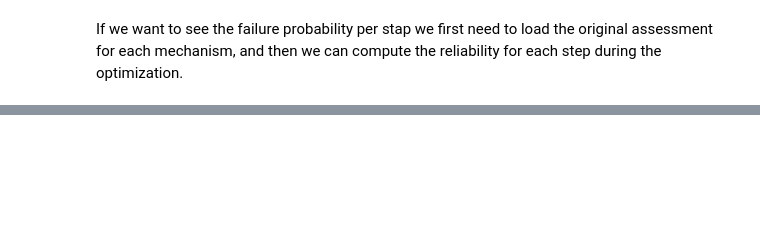
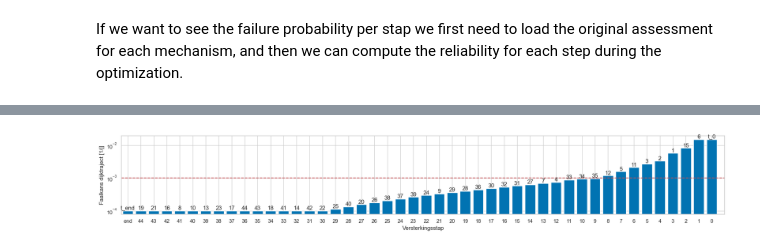
Before and after one commit to Deltares/VRSuiteUtils, a Jupyter notebook: postprocessing/notebook_sort_by_failure_prob.ipynb, the cells around one changed output, grey strips where cells are left out. Saved outputs shown, nothing was run; the diff lists cells and outputs as text; code cells hidden in the pictures; blank space fills up the shorter version.

```diff
--- a/postprocessing/notebook_sort_by_failure_prob.ipynb
+++ b/postprocessing/notebook_sort_by_failure_prob.ipynb
@@ -212,0 +337,30 @@ plt.show()
+# %%
+# create a bar plot of the Pf values (on the y axis) and the section ids (on the x axis)
+# y-axis in log scale
+fig, ax = plt.subplots()
+# make width dependent on number of sections, so that labels fit
+fig.set_size_inches(0.5*len(section_in_step_backwards), 3)
+# add title
+# ax.set_title('')
+ax.bar(np.arange(0, len(section_in_step_backwards)), beta_per_step, color=colors[0])
+ax.set_yscale('log')
+# add section_data above each bar
+for i in range(1,len(beta_per_step)):
+    ax.text(i, beta_per_step[i], f"{section_in_step_backwards[i]}", ha='center', va='bottom')
+# add t_end to the first bar, at pf_eis
+ax.text(0, pf_eis/10, f"t_end", ha='center', va='bottom')
+ax.set_xlabel('Versterkingsstap')
+# xticks should go from 'end' and then final step backwards towards  s and go from zero to the number of sections
+# location of the x-ticks
+ax.set_xticklabels(['end'] + list(range(n_sections, -1, -1)))
+ax.set_xticks(range(0, n_sections+2))
+# plot the horizontal line at Pf_eis
+ax.axhline(y=pf_eis, color='r', linestyle='--')
+# ax.set_ylim(1e-6, 1e-2)
+ax.set_xlim(-0.5, len(section_in_step_backwards))
+ax.set_ylabel('Faalkans dijktraject [1/j]')
+# save the figure
+fig.savefig(output_dir / 'reinforcement_steps_backwards.png', dpi=300, bbox_inches='tight')
+plt.show()
+# %% [output]
+[figure, added]
```
Also changed, not shown: parts of 16 cells of this notebook, 1 other file.
